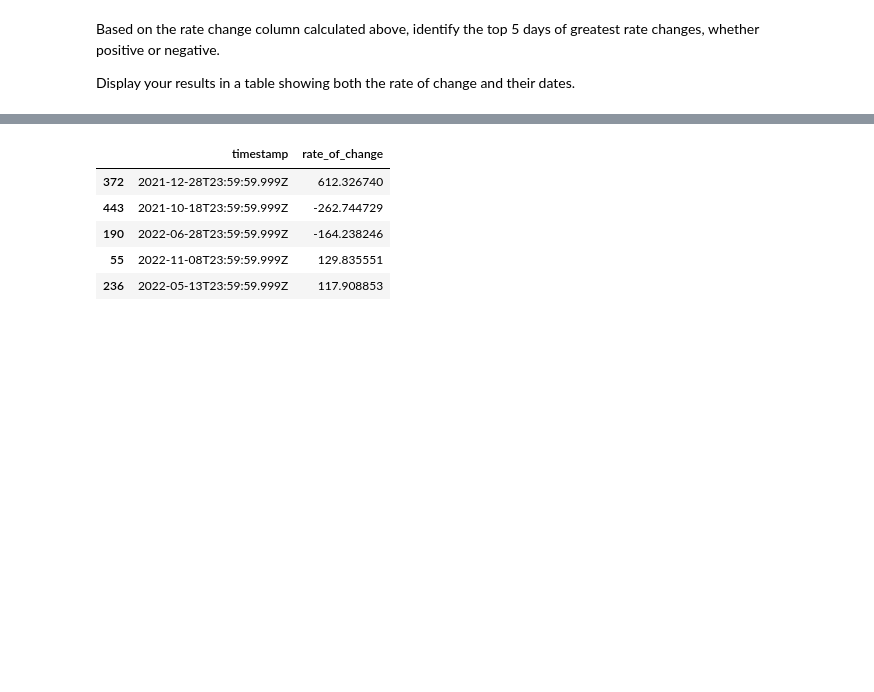
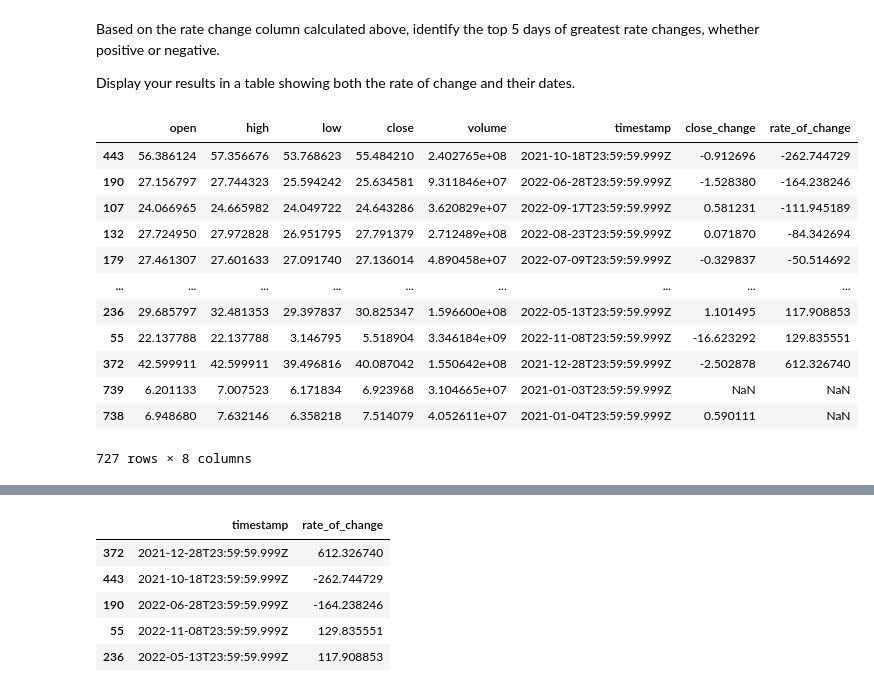
Before and after one commit to cann-emma/DS1002-zgb8ts, a Jupyter notebook: labs/lab1/lab1-ftx-stock-pricing.ipynb, the cells around one changed output, grey strips where cells are left out. Cells and saved outputs as stored; diff of their text form; code cells hidden in the pictures; blank space fills up the shorter version.

```diff
--- a/labs/lab1/lab1-ftx-stock-pricing.ipynb
+++ b/labs/lab1/lab1-ftx-stock-pricing.ipynb
@@ -140,3 +140,19 @@ Fftx.head()
 Based on the rate change column calculated above, identify the top 5 days of greatest rate changes, whether positive or negative.
 
 Display your results in a table showing both the rate of change and their dates.
+# %%
+Fftx.sort_values('rate_of_change', ascending= True)
+# %% [output]
+|  | open | high | low | close | volume | timestamp | close_change | rate_of_change |
+| 443 | 56.386124 | 57.356676 | 53.768623 | 55.484210 | 2.402765e+08 | 2021-10-18T23:59:59.999Z | -0.912696 | -262.744729 |
+| 190 | 27.156797 | 27.744323 | 25.594242 | 25.634581 | 9.311846e+07 | 2022-06-28T23:59:59.999Z | -1.528380 | -164.238246 |
+| 107 | 24.066965 | 24.665982 | 24.049722 | 24.643286 | 3.620829e+07 | 2022-09-17T23:59:59.999Z | 0.581231 | -111.945189 |
+| 132 | 27.724950 | 27.972828 | 26.951795 | 27.791379 | 2.712489e+08 | 2022-08-23T23:59:59.999Z | 0.071870 | -84.342694 |
+| 179 | 27.461307 | 27.601633 | 27.091740 | 27.136014 | 4.890458e+07 | 2022-07-09T23:59:59.999Z | -0.329837 | -50.514692 |
+| ... | ... | ... | ... | ... | ... | ... | ... | ... |
+| 236 | 29.685797 | 32.481353 | 29.397837 | 30.825347 | 1.596600e+08 | 2022-05-13T23:59:59.999Z | 1.101495 | 117.908853 |
+| 55 | 22.137788 | 22.137788 | 3.146795 | 5.518904 | 3.346184e+09 | 2022-11-08T23:59:59.999Z | -16.623292 | 129.835551 |
+| 372 | 42.599911 | 42.599911 | 39.496816 | 40.087042 | 1.550642e+08 | 2021-12-28T23:59:59.999Z | -2.502878 | 612.326740 |
+| 739 | 6.201133 | 7.007523 | 6.171834 | 6.923968 | 3.104665e+07 | 2021-01-03T23:59:59.999Z | NaN | NaN |
+| 738 | 6.948680 | 7.632146 | 6.358218 | 7.514079 | 4.052611e+07 | 2021-01-04T23:59:59.999Z | 0.590111 | NaN |
+727 rows × 8 columns
```
Also changed, not shown: parts of 2 cells of this notebook.
